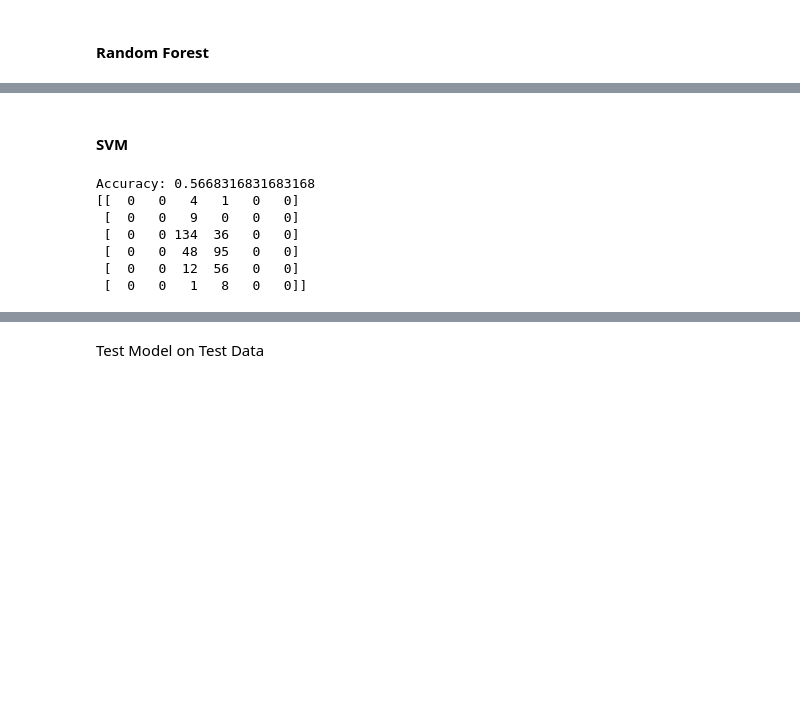
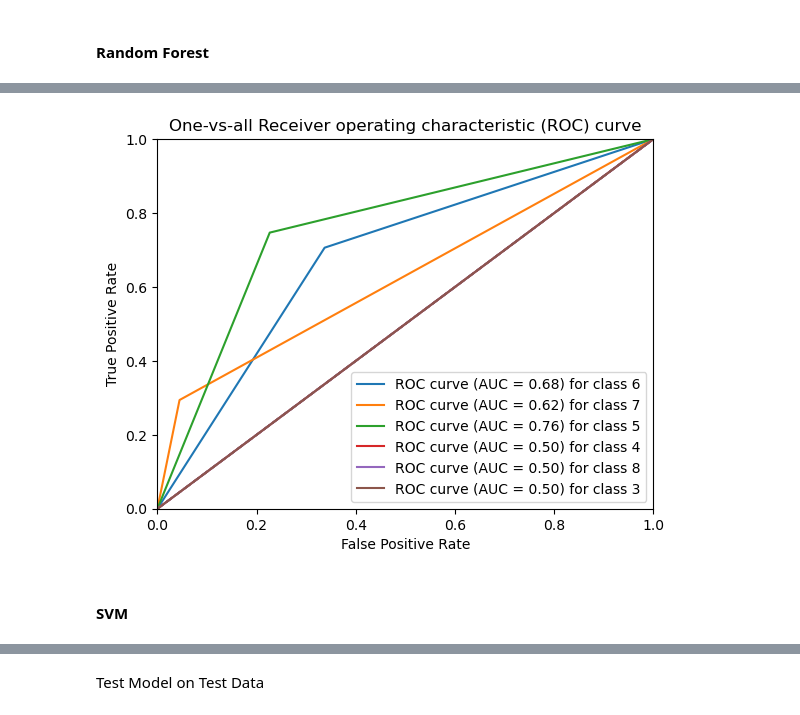
Before and after one commit to BuckGuy/HackAI2023, a Jupyter notebook: ai/HackAIWine.ipynb, the cells around one changed output, grey strips where cells are left out. Drawn from its saved outputs; the diff is of its cells as text; code cells hidden in the pictures; blank space fills up the shorter version.

```diff
--- a/ai/HackAIWine.ipynb
+++ b/ai/HackAIWine.ipynb
@@ -360,23 +370,49 @@ sns.histplot(test_pred)
+# %%
+from sklearn.metrics import roc_curve, roc_auc_score
+import matplotlib.pyplot as plt
+
+# y_true is an array of true labels
+# y_scores is an array of predicted probabilities for each class
+fpr = {}
+tpr = {}
+auc_score = {}
+
+# For each class
+for i in data["quality"].unique():
+    # Create a binary y_true array where 1 represents the current class and 0 represents all other classes
+    y_true_binary = [1 if label == i else 0 for label in y_test]
+    # Create a binary y_score array where 1 represents the current class's predicted probability and 0 represents all other classes' predicted probabilities
+    y_score_binary = [1 if label == i else 0 for label in y_pred]
+    # Calculate the fpr, tpr, and AUC for the current class
+    fpr[i], tpr[i], _ = roc_curve(y_true_binary, y_score_binary)
+    auc_score[i] = roc_auc_score(y_true_binary, y_score_binary)
+
+# Plot the ROC curves for each class
+plt.figure()
+plt.plot([0, 1], [0, 1], 'k--')  # Random guess line
+for i in data["quality"].unique():
+    plt.plot(fpr[i], tpr[i], label='ROC curve (AUC = %0.2f) for class %d' % (auc_score[i], i))
+plt.xlim([0.0, 1.0])
+plt.ylim([0.0, 1.0])
+plt.xlabel('False Positive Rate')
+plt.ylabel('True Positive Rate')
+plt.title('One-vs-all Receiver operating characteristic (ROC) curve')
+plt.legend(loc="lower right")
+plt.show()
+# %% [output]
+[figure, added]
 # %% [markdown]
 #### SVM
 # %%
-# from sklearn.svm import SVC
-# # Create an SVM classifier object
-# svm = SVC(kernel='linear', C=1, random_state=42)
+from sklearn.svm import SVC
+# Create an SVM classifier object
+svm = SVC(kernel='linear', C=1, random_state=42)
 
-# # Fit the classifier to the training data
-# svm.fit(X_train, y_train)
+# Fit the classifier to the training data
+svm.fit(X_train, y_train)
 
-# # Predict the classes of the test data
-# y_pred = svm.predict(X_test)
-# accuracy = svm.score(X_test, y_test)
-# print('Accuracy:', accuracy)
-# print(confusion_matrix(y_test,y_pred))
+# Predict the classes of the test data
+y_pred = svm.predict(X_test)
+accuracy = svm.score(X_test, y_test)
+print('Accuracy:', accuracy)
+print(confusion_matrix(y_test,y_pred))
-# %% [output]
-Accuracy: 0.5668316831683168
-[[  0   0   4   1   0   0]
- [  0   0   9   0   0   0]
- [  0   0 134  36   0   0]
- [  0   0  48  95   0   0]
- [  0   0  12  56   0   0]
- [  0   0   1   8   0   0]]
```
Also changed, not shown: parts of 15 cells of this notebook, 1 other file.
